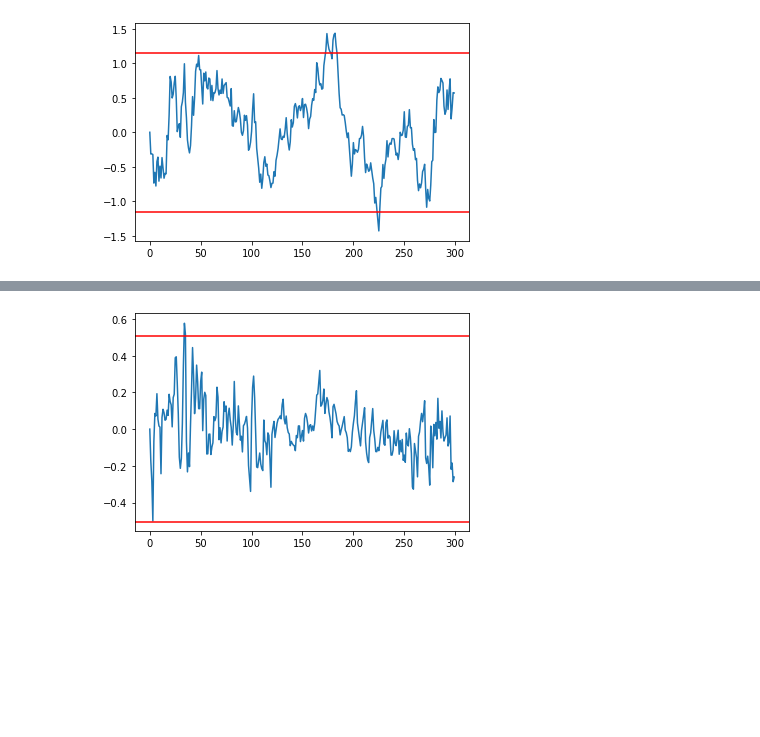
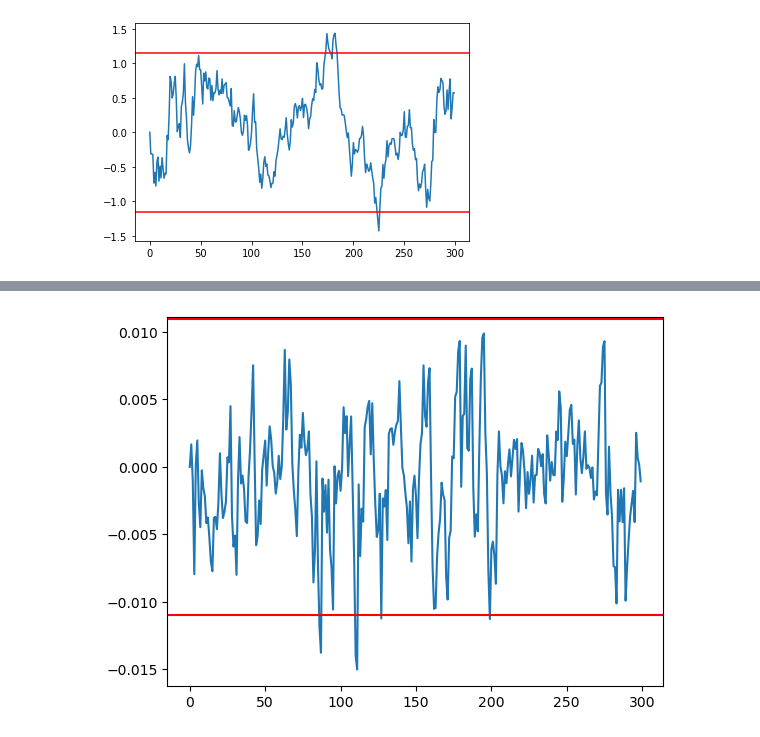
Before and after one commit to tiffanyguo8/MICRO-452, a Jupyter notebook: src/mrproject/kalman_test.ipynb, the cells around one changed output, grey strips where cells are left out. Cells and saved outputs as stored; diff of their text form; code cells hidden in the pictures; blank space fills up the shorter version.

```diff
--- a/src/mrproject/kalman_test.ipynb
+++ b/src/mrproject/kalman_test.ipynb
@@ -389,8 +391,8 @@ RMS error estimate: [0.14384146 0.16583009 0.00443013]
 # %%
 pos_est = np.array(pos_est)
-plt.plot(err_est[:,0])
-plt.axhline(y=2*np.sqrt(np.array(Ps[k])[0,0]), color='r')
-plt.axhline(y=-2*np.sqrt(np.array(Ps[k])[0,0]), color='r')
+plt.plot(err_est[:,2])
+plt.axhline(y=2*np.sqrt(np.array(Ps[k])[2,2]), color='r')
+plt.axhline(y=-2*np.sqrt(np.array(Ps[k])[2,2]), color='r')
 plt.show()
 # %% [output]
-[figure, old version]
+[figure, new version]
```
Also changed, not shown: parts of 5 cells of this notebook.
